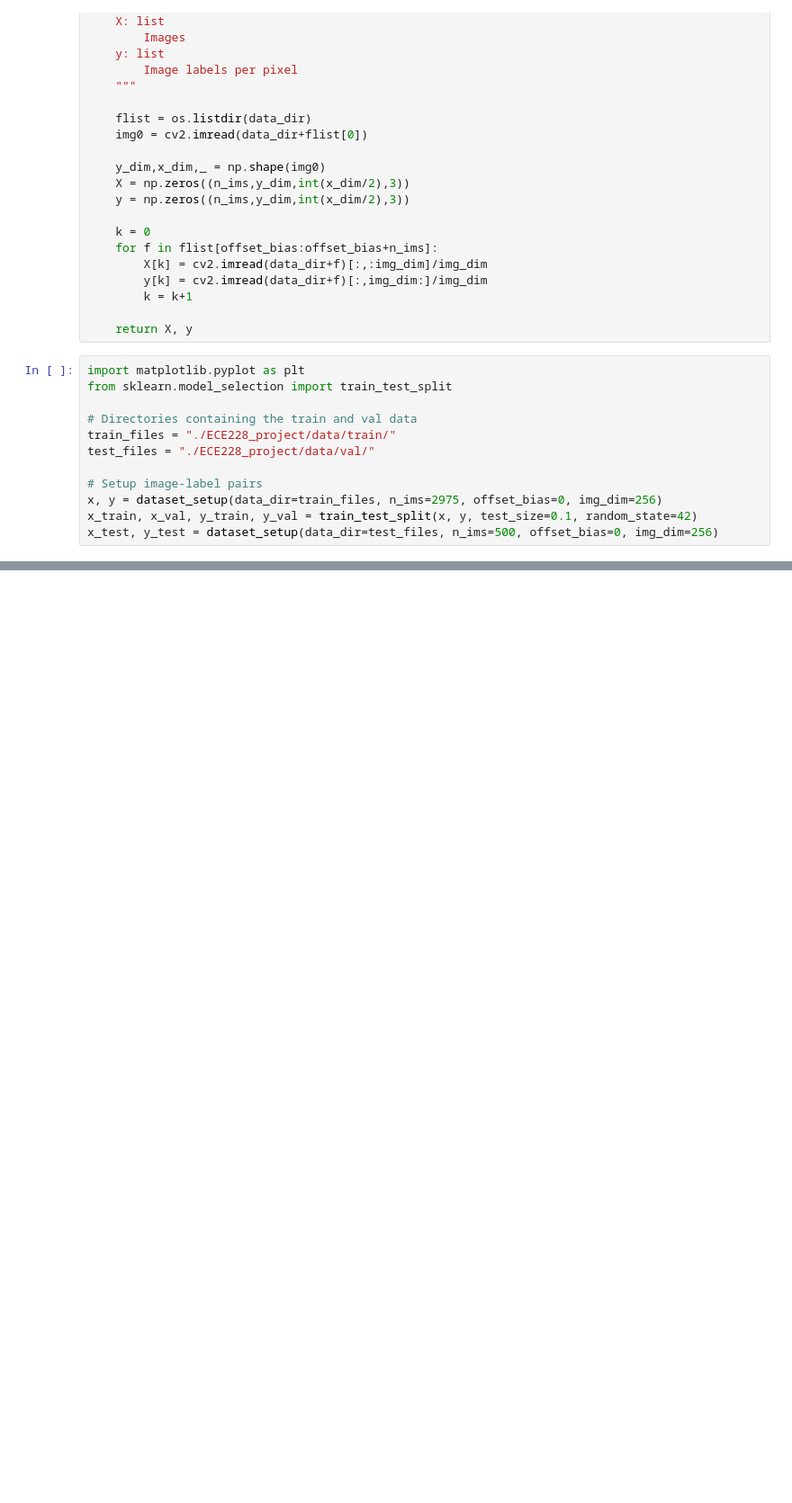
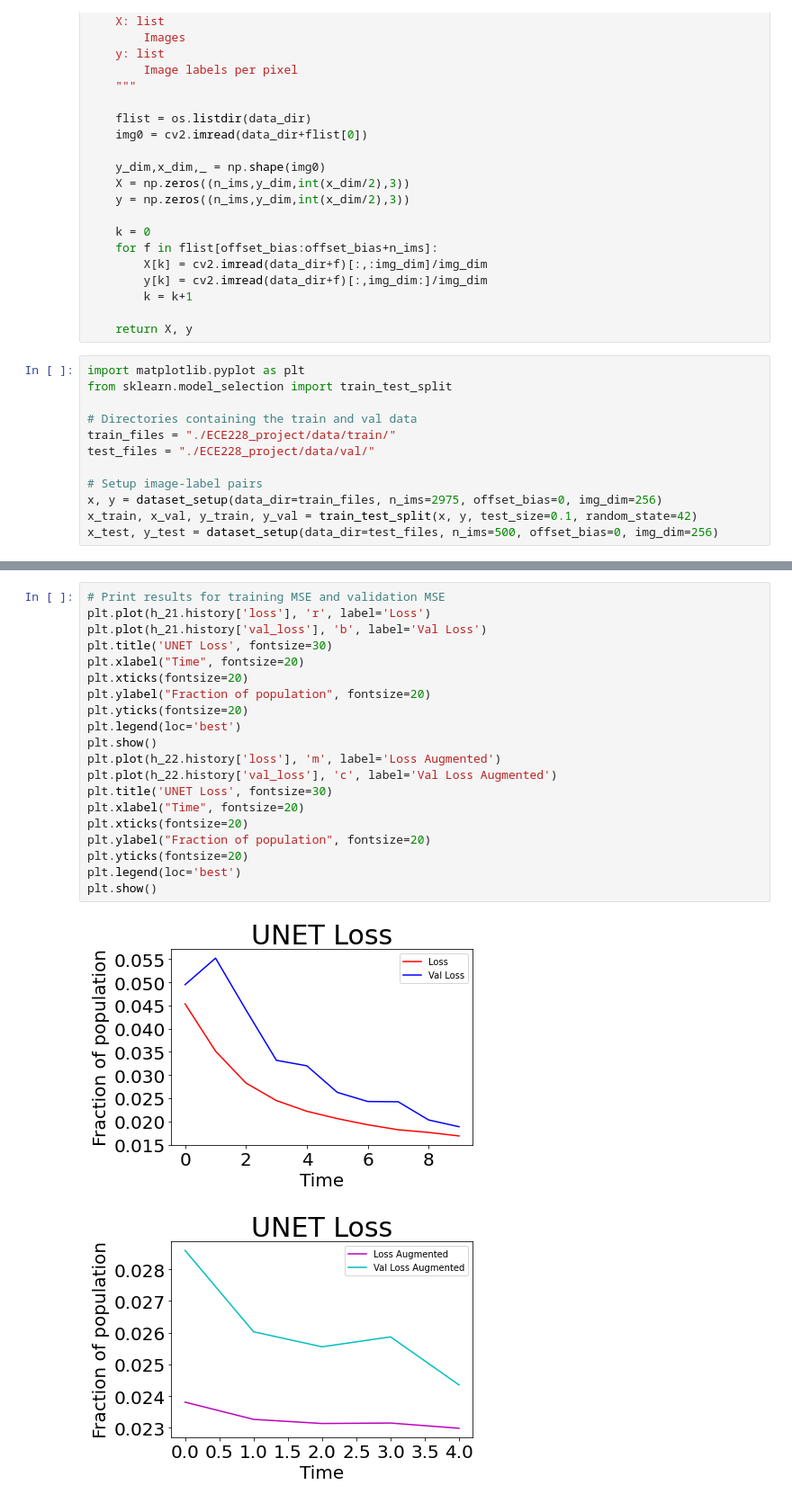
Before and after one commit to samuel-cowin/ECE228_Group10_Project, a Jupyter notebook: UNET/ECE228 Project.ipynb, the cells around one changed output, grey strips where cells are left out. Shown at 90% size. Drawn from its saved outputs; the diff is of its cells as text; blank space fills up the shorter version.

```diff
--- a/UNET/ECE228 Project.ipynb
+++ b/UNET/ECE228 Project.ipynb
@@ -433,3 +511,26 @@ plt.show()
+# %%
+# Print results for training MSE and validation MSE
+plt.plot(h_21.history['loss'], 'r', label='Loss')
+plt.plot(h_21.history['val_loss'], 'b', label='Val Loss')
+plt.title('UNET Loss', fontsize=30)
+plt.xlabel("Time", fontsize=20)
+plt.xticks(fontsize=20)
+plt.ylabel("Fraction of population", fontsize=20)
+plt.yticks(fontsize=20)
+plt.legend(loc='best')
+plt.show()
+plt.plot(h_22.history['loss'], 'm', label='Loss Augmented')
+plt.plot(h_22.history['val_loss'], 'c', label='Val Loss Augmented')
+plt.title('UNET Loss', fontsize=30)
+plt.xlabel("Time", fontsize=20)
+plt.xticks(fontsize=20)
+plt.ylabel("Fraction of population", fontsize=20)
+plt.yticks(fontsize=20)
+plt.legend(loc='best')
+plt.show()
+# %% [output]
+[figure, added]
+[figure, added]
 # %%
 #show the result
 pp2 = model2.predict(x_test[:5,:,:,:], batch_size=1)
```
Also changed, not shown: parts of 18 cells of this notebook, 1 other file.
